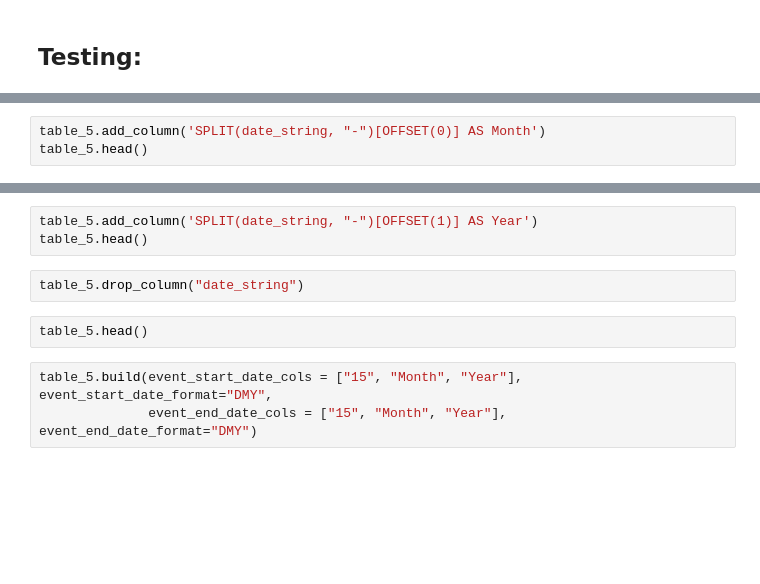
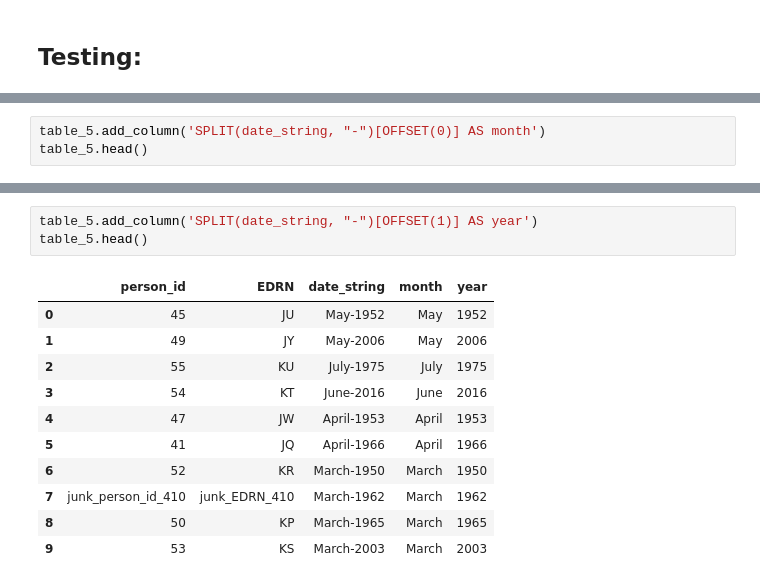
Before and after one commit to ConnectedBradford/FDM_Builder_Original, a Jupyter notebook: build_fdm_tools.ipynb, the cells around one changed output, grey strips where cells are left out. Drawn from its saved outputs; the diff is of its cells as text; blank space fills up the shorter version.

```diff
--- a/build_fdm_tools.ipynb
+++ b/build_fdm_tools.ipynb
@@ -59,3 +251,3 @@ table_5.head()
 # %%
-table_5.add_column('SPLIT(date_string, "-")[OFFSET(0)] AS Month')
+table_5.add_column('SPLIT(date_string, "-")[OFFSET(0)] AS month')
 table_5.head()
@@ -62,10 +266,15 @@ table_5.head()
 # %%
-table_5.add_column('SPLIT(date_string, "-")[OFFSET(1)] AS Year')
+table_5.add_column('SPLIT(date_string, "-")[OFFSET(1)] AS year')
 table_5.head()
+# %% [output]
+|  | person_id | EDRN | date_string | month | year |
+| 0 | 45 | JU | May-1952 | May | 1952 |
+| 1 | 49 | JY | May-2006 | May | 2006 |
+| 2 | 55 | KU | July-1975 | July | 1975 |
+| 3 | 54 | KT | June-2016 | June | 2016 |
+| 4 | 47 | JW | April-1953 | April | 1953 |
+| 5 | 41 | JQ | April-1966 | April | 1966 |
+| 6 | 52 | KR | March-1950 | March | 1950 |
+| 7 | junk_person_id_410 | junk_EDRN_410 | March-1962 | March | 1962 |
+| 8 | 50 | KP | March-1965 | March | 1965 |
+| 9 | 53 | KS | March-2003 | March | 2003 |
-# %%
-table_5.drop_column("date_string")
-# %%
-table_5.head()
-# %%
-table_5.build(event_start_date_cols = ["15", "Month", "Year"], event_start_date_format="DMY",
-              event_end_date_cols = ["15", "Month", "Year"], event_end_date_format="DMY")
```
Also changed, not shown: parts of 21 cells of this notebook, 3 other files.
